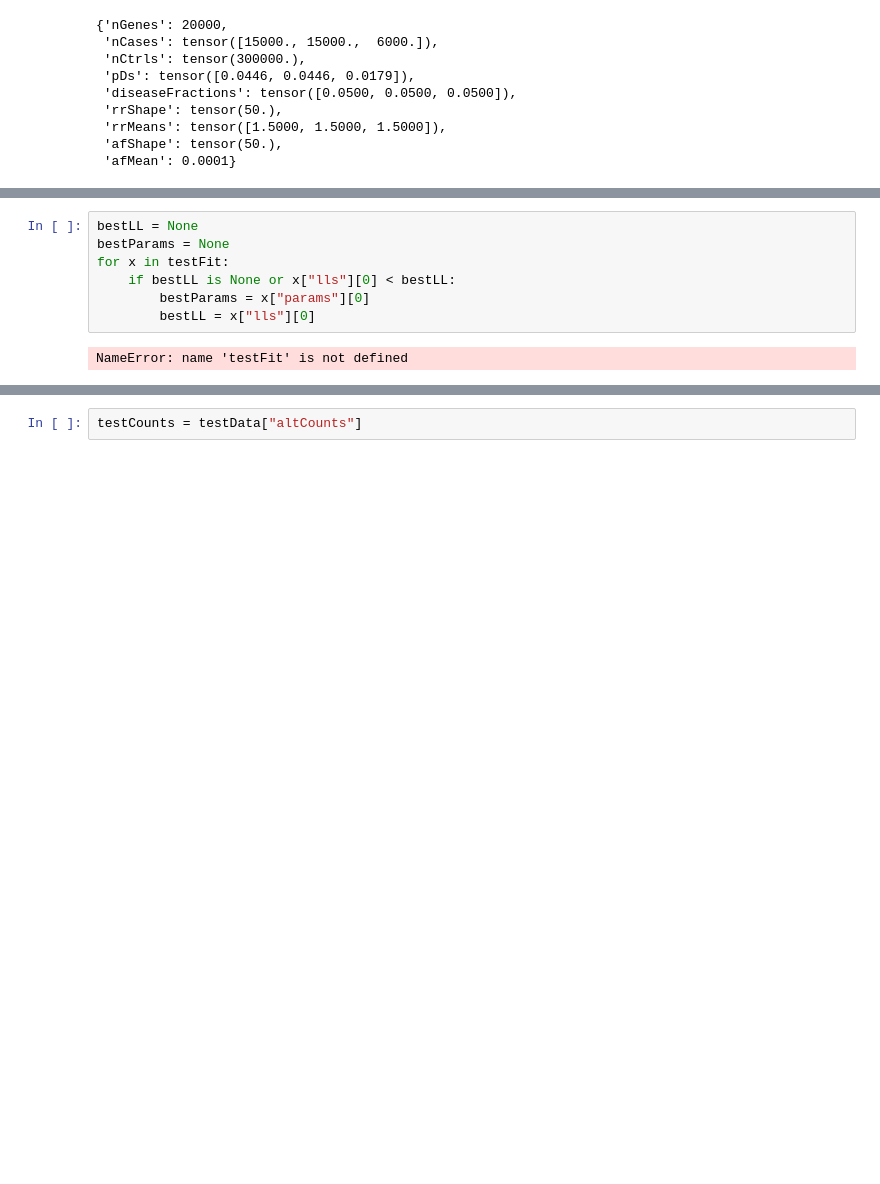
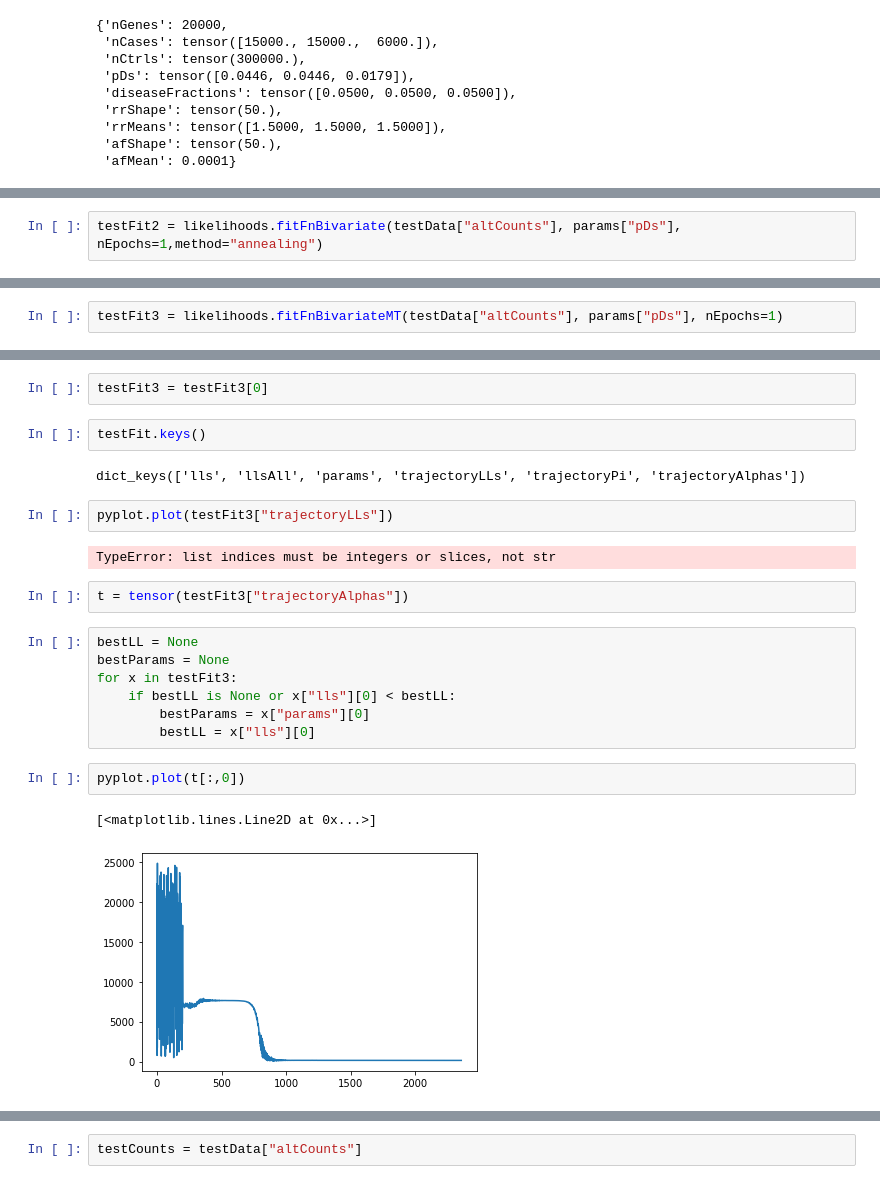
Before and after one commit to akotlar/multivariate-tada, a Jupyter notebook: MVLN-sim-mvn.ipynb, the cells around one changed output, grey strips where cells are left out. Drawn from its saved outputs; the diff is of its cells as text; blank space fills up the shorter version.

```diff
--- a/MVLN-sim-mvn.ipynb
+++ b/MVLN-sim-mvn.ipynb
@@ -1056,0 +1008,2 @@ Subclasses:
+# %%
+testFit2 = likelihoods.fitFnBivariate(testData["altCounts"], params["pDs"], nEpochs=1,method="annealing")
@@ -1056,0 +1020,2 @@ Subclasses:
+# %%
+testFit3 = likelihoods.fitFnBivariateMT(testData["altCounts"], params["pDs"], nEpochs=1)
@@ -1057,9 +1029,24 @@ Subclasses:
+# %%
+testFit3 = testFit3[0]
+# %%
+testFit.keys()
+# %% [output]
+dict_keys(['lls', 'llsAll', 'params', 'trajectoryLLs', 'trajectoryPi', 'trajectoryAlphas'])
+# %%
+pyplot.plot(testFit3["trajectoryLLs"])
+# %% [output]
+TypeError: list indices must be integers or slices, not str
+# %%
+t = tensor(testFit3["trajectoryAlphas"])
 # %%
 bestLL = None
 bestParams = None
-for x in testFit:
+for x in testFit3:
     if bestLL is None or x["lls"][0] < bestLL:
         bestParams = x["params"][0]
         bestLL = x["lls"][0]
-# %% [output]
-NameError: name 'testFit' is not defined
+# %%
+pyplot.plot(t[:,0])
+# %% [output]
+[<matplotlib.lines.Line2D at 0x...>]
+[figure, added]
```
Also changed, not shown: parts of 21 cells of this notebook, 4 other files.
